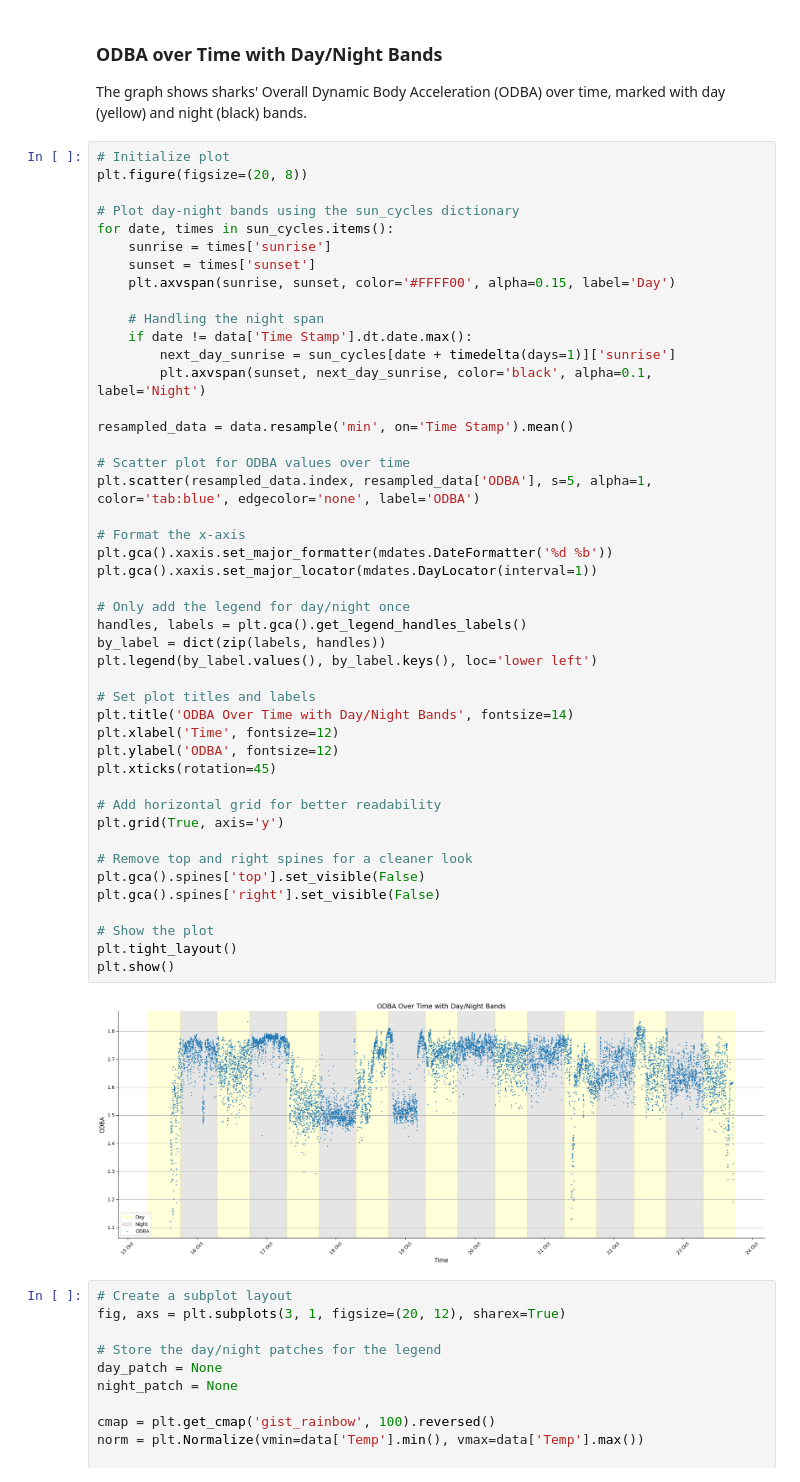
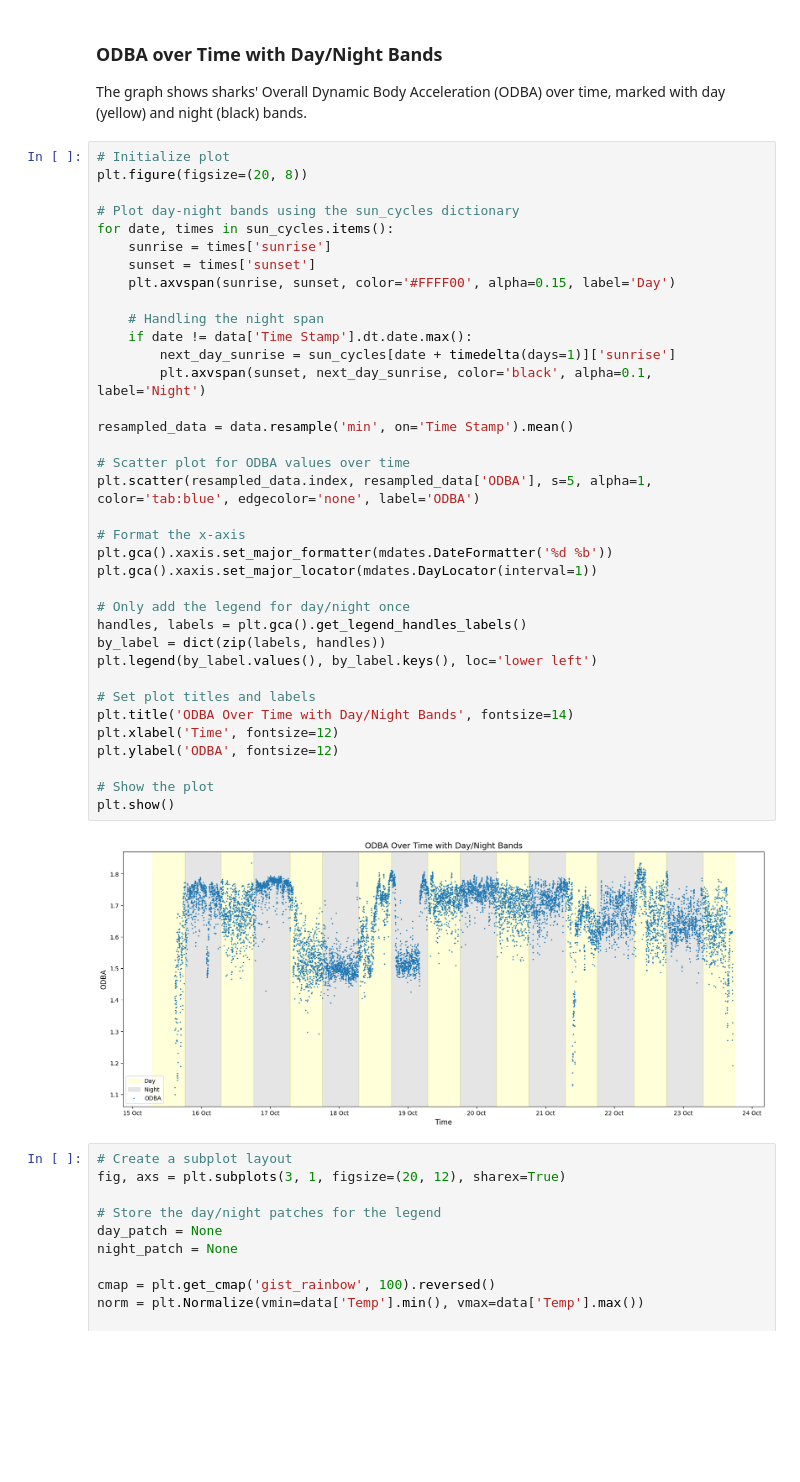
Before and after one commit to mbolaris/great-white-shark-analysis, a Jupyter notebook: shark-analysis.ipynb, the cells around one changed output. Drawn from its saved outputs; the diff is of its cells as text; blank space fills up the shorter version.

Commit message:
Impoved visualization of the data

```diff
--- a/shark-analysis.ipynb
+++ b/shark-analysis.ipynb
@@ -188,43 +184,34 @@ for date, times in sun_cycles.items():
     sunset = times['sunset']
     plt.axvspan(sunrise, sunset, color='#FFFF00', alpha=0.15, label='Day')
 
     # Handling the night span
     if date != data['Time Stamp'].dt.date.max():
         next_day_sunrise = sun_cycles[date + timedelta(days=1)]['sunrise']
         plt.axvspan(sunset, next_day_sunrise, color='black', alpha=0.1, label='Night')
 
 resampled_data = data.resample('min', on='Time Stamp').mean()
 
 # Scatter plot for ODBA values over time
 plt.scatter(resampled_data.index, resampled_data['ODBA'], s=5, alpha=1, color='tab:blue', edgecolor='none', label='ODBA')
 
 # Format the x-axis
 plt.gca().xaxis.set_major_formatter(mdates.DateFormatter('%d %b'))
 plt.gca().xaxis.set_major_locator(mdates.DayLocator(interval=1))
 
 # Only add the legend for day/night once
 handles, labels = plt.gca().get_legend_handles_labels()
 by_label = dict(zip(labels, handles))
 plt.legend(by_label.values(), by_label.keys(), loc='lower left')
 
 # Set plot titles and labels
 plt.title('ODBA Over Time with Day/Night Bands', fontsize=14)
 plt.xlabel('Time', fontsize=12)
 plt.ylabel('ODBA', fontsize=12)
-plt.xticks(rotation=45)
-
-# Add horizontal grid for better readability
-plt.grid(True, axis='y')
-
-# Remove top and right spines for a cleaner look
-plt.gca().spines['top'].set_visible(False)
-plt.gca().spines['right'].set_visible(False)
 
 # Show the plot
-plt.tight_layout()
 plt.show()
 # %% [output]
-[figure, old version]
+[figure, new version]
 # %%
 # Create a subplot layout
 fig, axs = plt.subplots(3, 1, figsize=(20, 12), sharex=True)
```
Also changed, not shown: parts of 3 cells of this notebook.
